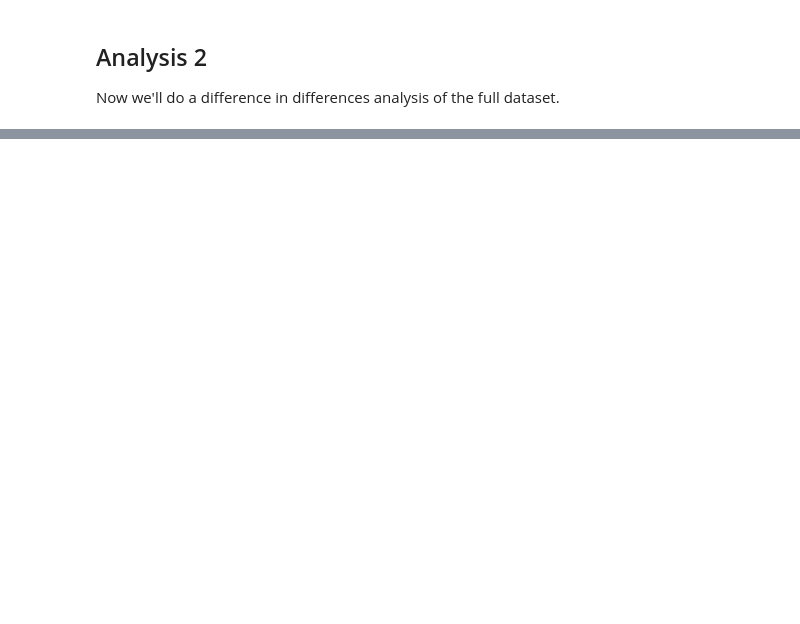
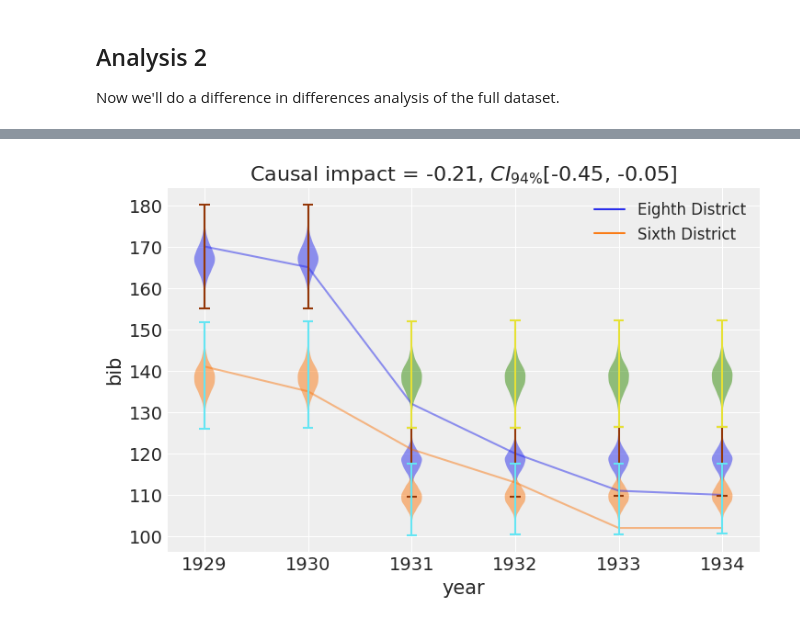
Before and after one commit to pymc-labs/CausalPy, a Jupyter notebook: docs/notebooks/did_pymc_banks.ipynb, the cells around one changed output, grey strips where cells are left out. Drawn from its saved outputs; the diff is of its cells as text; code cells hidden in the pictures; blank space fills up the shorter version.

```diff
--- a/docs/notebooks/did_pymc_banks.ipynb
+++ b/docs/notebooks/did_pymc_banks.ipynb
@@ -141,0 +138,10 @@ Coming soon!
+# %%
+result = cp.pymc_experiments.DifferenceInDifferences(
+    df_long,
+    formula="bib ~ 1 + district + year + district:post_treatment",
+    time_variable_name="year",
+    group_variable_name="district",
+    treated="Sixth District",
+    untreated="Eighth District",
+    prediction_model=cp.pymc_models.LinearRegression(),
+)
@@ -141,0 +160,4 @@ Coming soon!
+# %%
+fig, ax = result.plot()
+# %% [output]
+[figure, added]
```
Also changed, not shown: parts of 11 cells of this notebook, 1 other file.
